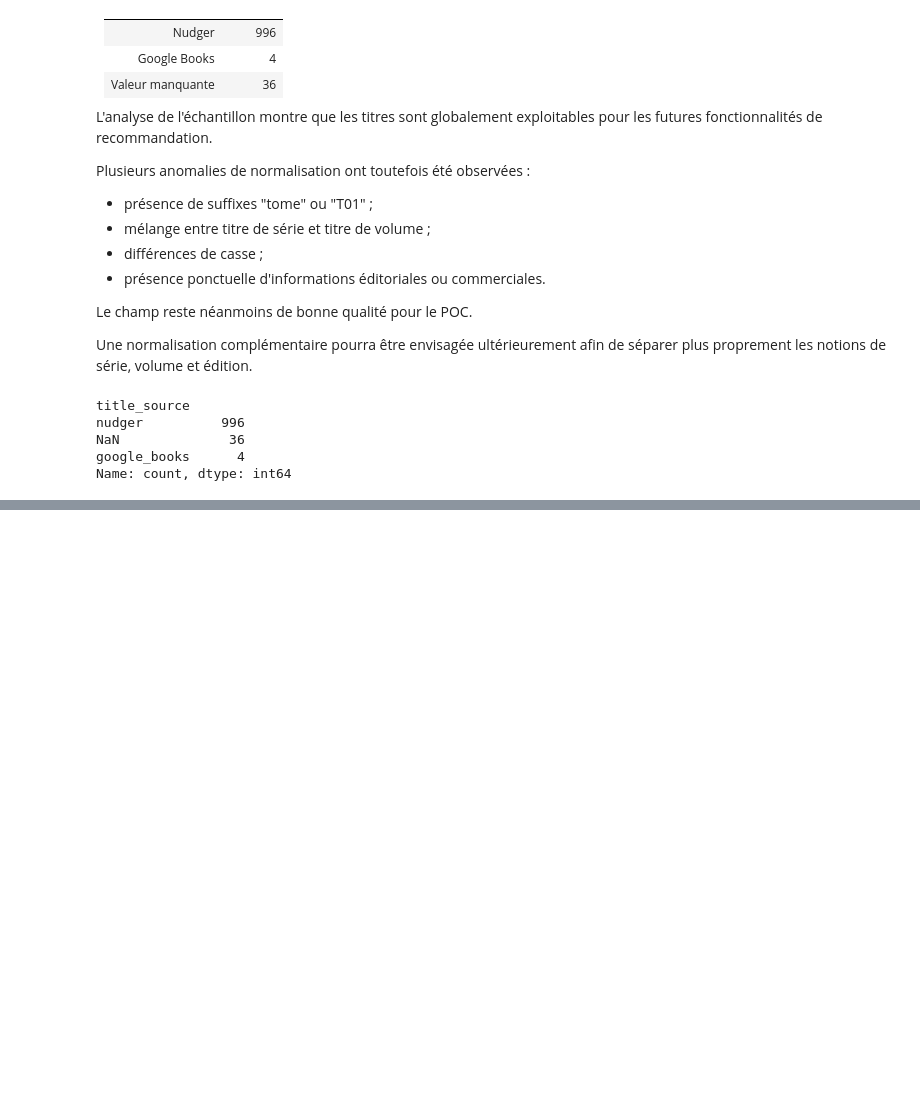
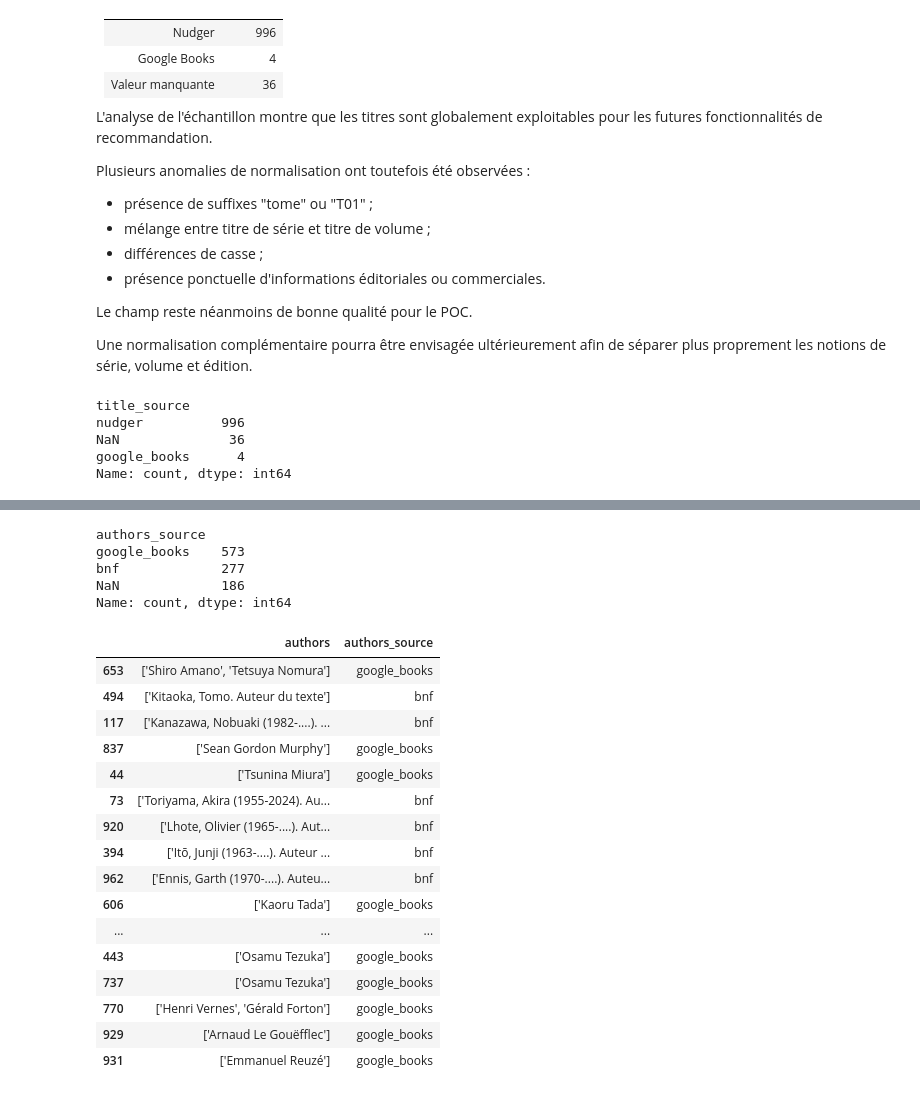
Before and after one commit to yoann-donizetti/collectionlens, a Jupyter notebook: notebooks/poc_data/12_master_dataset_quality_audit.ipynb, the cells around one changed output, grey strips where cells are left out. Cells and saved outputs as stored; diff of their text form; code cells hidden in the pictures; blank space fills up the shorter version.

```diff
--- a/notebooks/poc_data/12_master_dataset_quality_audit.ipynb
+++ b/notebooks/poc_data/12_master_dataset_quality_audit.ipynb
@@ -198,0 +216,33 @@ Name: title, dtype: object
+# %%
+df_master["authors_source"].value_counts(dropna=False)
+# %% [output]
+authors_source
+google_books    573
+bnf             277
+NaN             186
+Name: count, dtype: int64
+# %%
+df_master[
+    ["authors", "authors_source"]
+].dropna().sample(
+    50,
+    random_state=42,
+)
+# %% [output]
+|  | authors | authors_source |
+| 653 | ['Shiro Amano', 'Tetsuya Nomura'] | google_books |
+| 494 | ['Kitaoka, Tomo. Auteur du texte'] | bnf |
+| 117 | ['Kanazawa, Nobuaki (1982-....). ... | bnf |
+| 837 | ['Sean Gordon Murphy'] | google_books |
+| 44 | ['Tsunina Miura'] | google_books |
+| 73 | ['Toriyama, Akira (1955-2024). Au... | bnf |
+| 920 | ['Lhote, Olivier (1965-....). Aut... | bnf |
+| 394 | ['Itō, Junji (1963-....). Auteur ... | bnf |
+| 962 | ['Ennis, Garth (1970-....). Auteu... | bnf |
+| 606 | ['Kaoru Tada'] | google_books |
+| ... | ... | ... |
+| 443 | ['Osamu Tezuka'] | google_books |
+| 737 | ['Osamu Tezuka'] | google_books |
+| 770 | ['Henri Vernes', 'Gérald Forton'] | google_books |
+| 929 | ['Arnaud Le Gouëfflec'] | google_books |
+| 931 | ['Emmanuel Reuzé'] | google_books |
```
Also changed, not shown: parts of 30 cells of this notebook, 2 other files.
